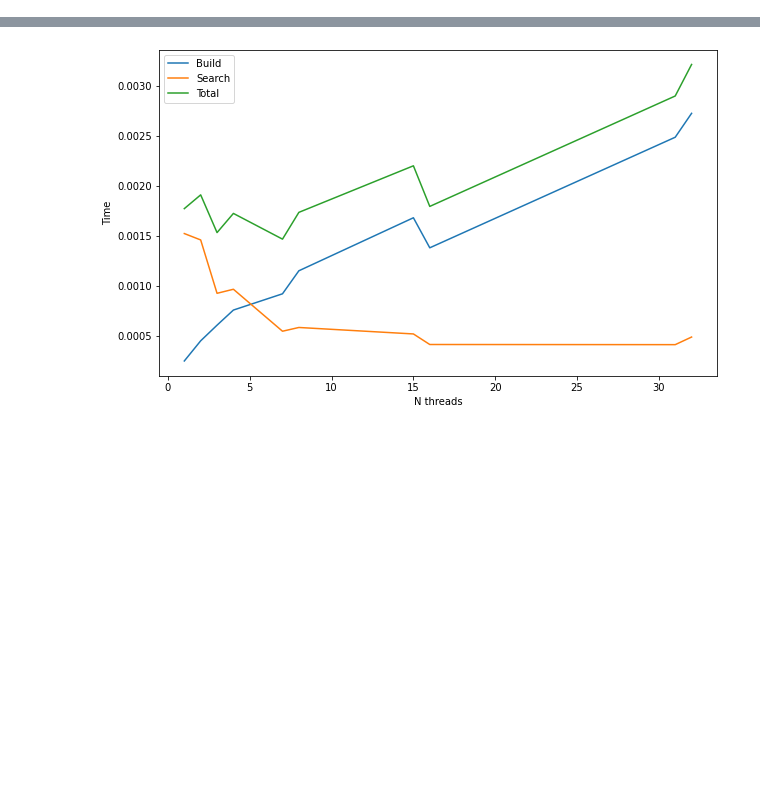
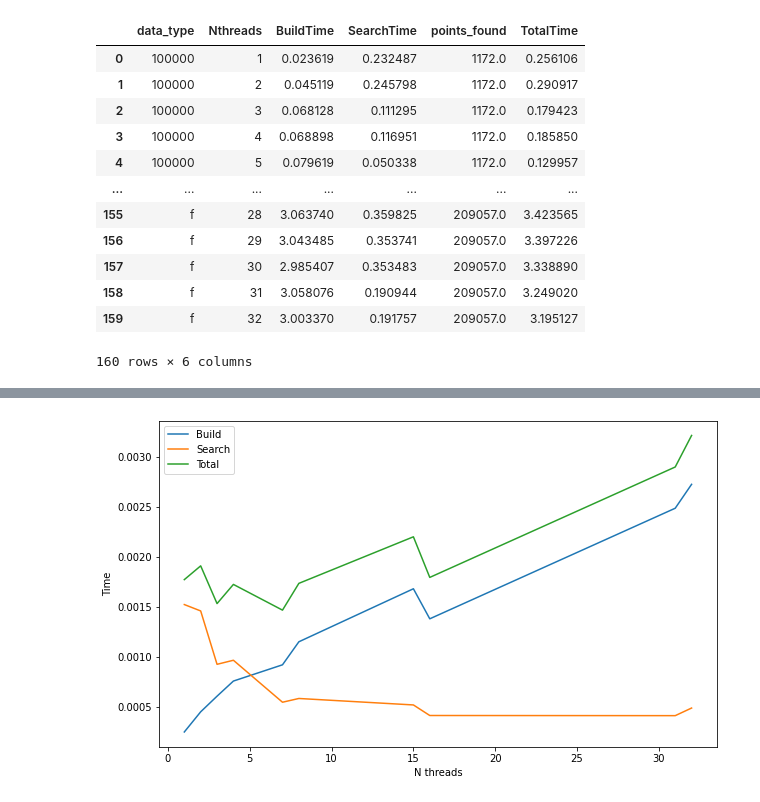
Before and after one commit to Arbuz-Nick/SpecSem, a Jupyter notebook: KDTree/results/analytics.ipynb, the cells around one changed output, grey strips where cells are left out. Cells and saved outputs as stored; diff of their text form; code cells hidden in the pictures; blank space fills up the shorter version.

```diff
--- a/KDTree/results/analytics.ipynb
+++ b/KDTree/results/analytics.ipynb
@@ -4,6 +4,22 @@ import seaborn as sns
 import matplotlib.pyplot as plt
 # %%
 res = pd.read_csv("./../main/result_mpi_polus.csv", sep=';')
+# %%
+res
+# %% [output]
+|  | data_type | Nthreads | BuildTime | SearchTime | points_found | TotalTime |
+| 0 | 100000 | 1 | 0.023619 | 0.232487 | 1172.0 | 0.256106 |
+| 1 | 100000 | 2 | 0.045119 | 0.245798 | 1172.0 | 0.290917 |
+| 2 | 100000 | 3 | 0.068128 | 0.111295 | 1172.0 | 0.179423 |
+| 3 | 100000 | 4 | 0.068898 | 0.116951 | 1172.0 | 0.185850 |
+| 4 | 100000 | 5 | 0.079619 | 0.050338 | 1172.0 | 0.129957 |
+| ... | ... | ... | ... | ... | ... | ... |
+| 155 | f | 28 | 3.063740 | 0.359825 | 209057.0 | 3.423565 |
+| 156 | f | 29 | 3.043485 | 0.353741 | 209057.0 | 3.397226 |
+| 157 | f | 30 | 2.985407 | 0.353483 | 209057.0 | 3.338890 |
+| 158 | f | 31 | 3.058076 | 0.190944 | 209057.0 | 3.249020 |
+| 159 | f | 32 | 3.003370 | 0.191757 | 209057.0 | 3.195127 |
+160 rows × 6 columns
 # %%
 res['TotalTime'] = res['BuildTime'] + res['SearchTime']
 # %%
```
Also changed, not shown: parts of 12 cells of this notebook, 5 other files.
